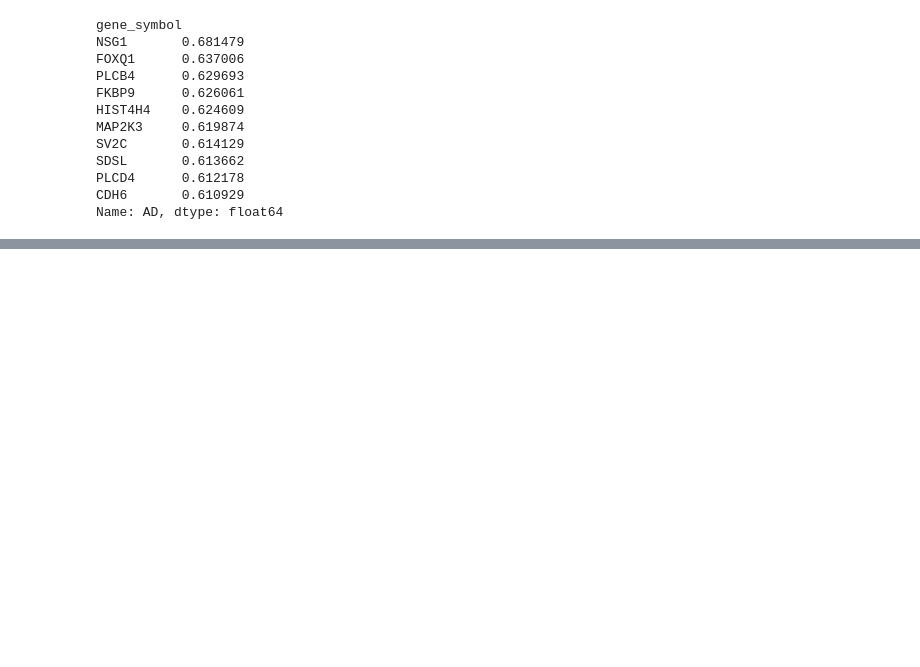
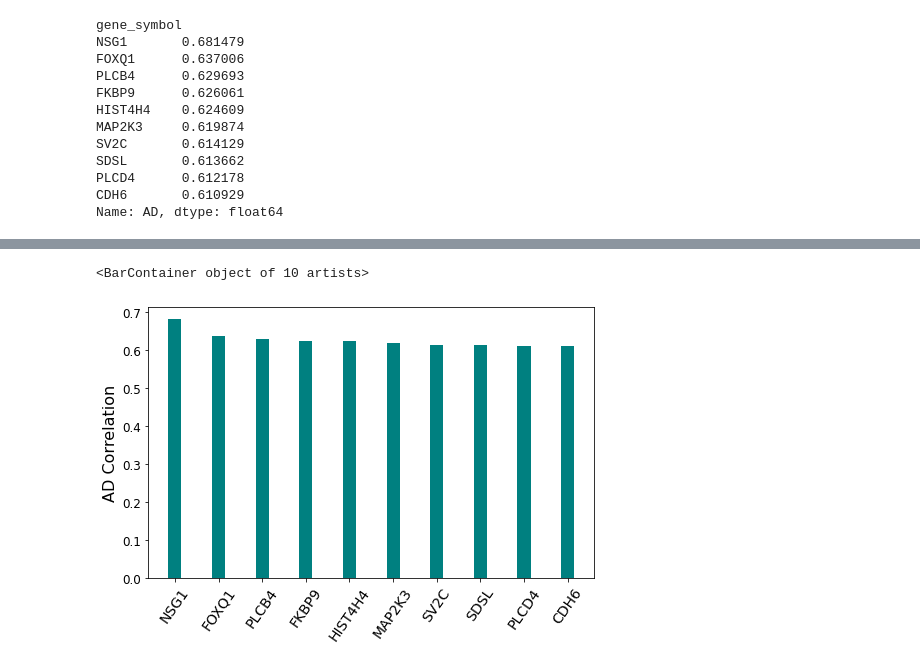
Before and after one commit to voytekresearch/BIRD, a Jupyter notebook: parcellation_ns_abha.ipynb, the cells around one changed output, grey strips where cells are left out. Cells and saved outputs as stored; diff of their text form; code cells hidden in the pictures; blank space fills up the shorter version.

```diff
--- a/parcellation_ns_abha.ipynb
+++ b/parcellation_ns_abha.ipynb
@@ -166,0 +251,14 @@ Name: AD, dtype: float64
+# %%
+x = abs(AD_corr[:-1]).nlargest(10).index
+# %%
+# 10 genes most correlated w/ AD association level
+
+plt.figure(figsize=(8, 5))
+#plt.title('AD Genes Correlation',fontsize=20)
+plt.ylabel('AD Correlation',fontsize=16)
+plt.yticks(fontsize=12)
+plt.xticks(fontsize=14,rotation=55)
+plt.bar(x=x,height=abs(AD_corr[:-1]).nlargest(10), width=0.3, color='teal')
+# %% [output]
+<BarContainer object of 10 artists>
+[figure, added]
```
Also changed, not shown: parts of 15 cells of this notebook, 8 other files.
